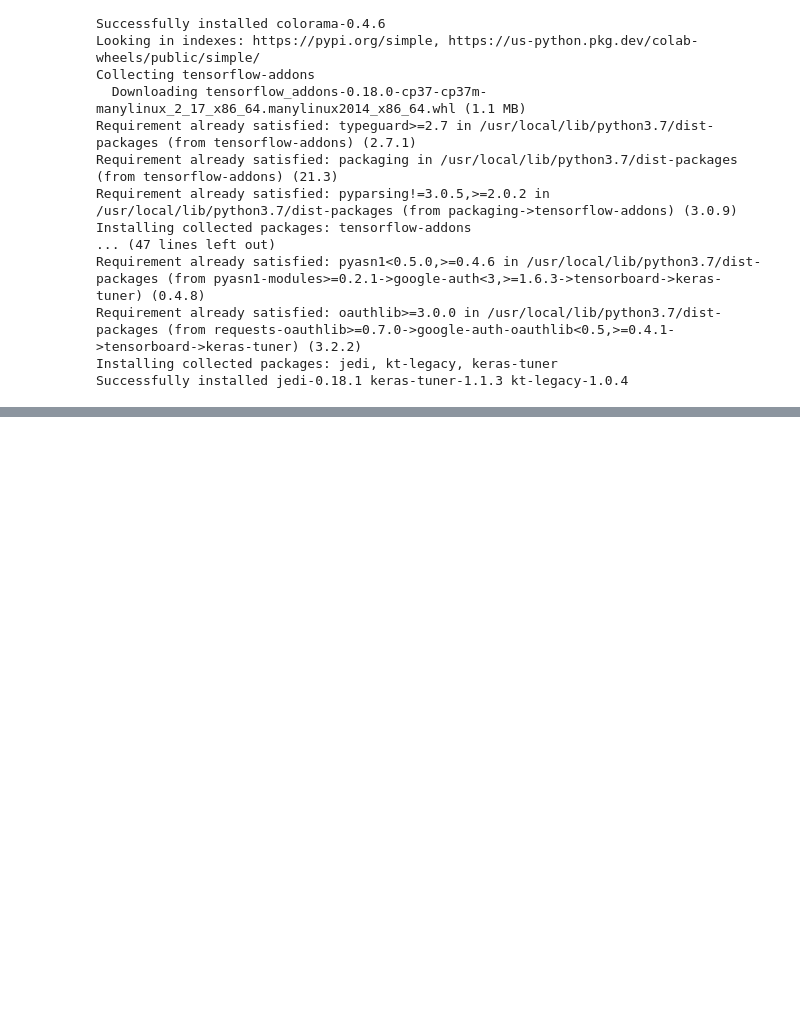
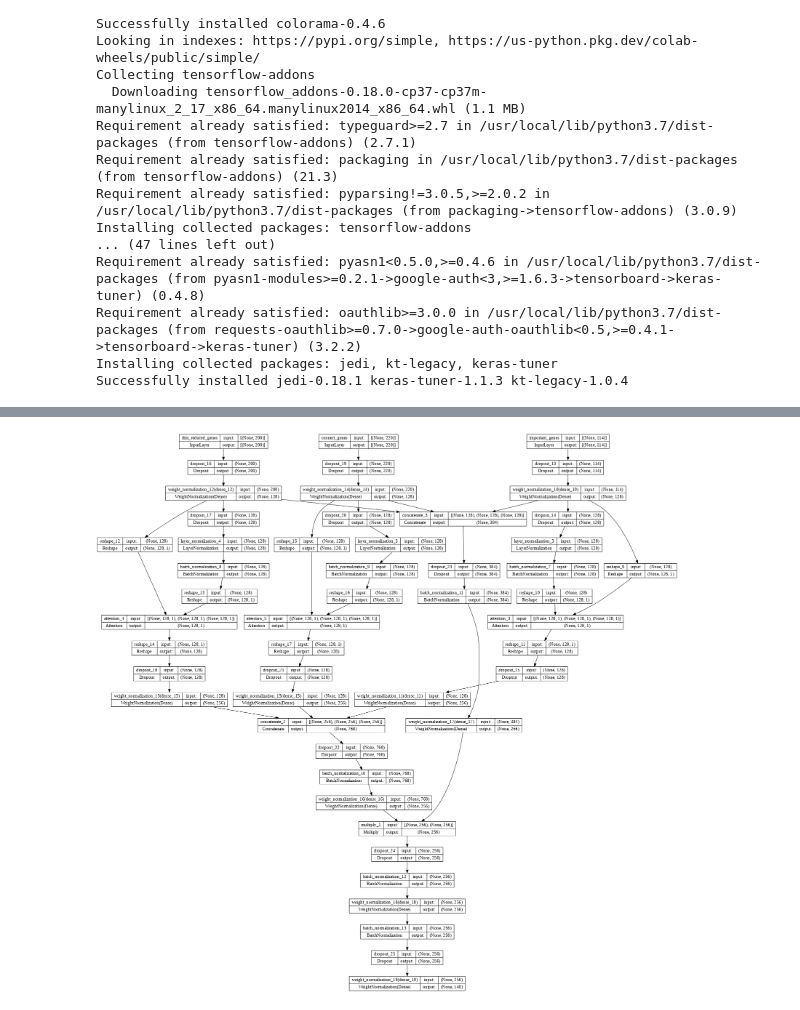
Before and after one commit to Barabaika/rna-cite-compit2022, a Jupyter notebook: cite_3_inps_cnn_attention.ipynb, the cells around one changed output, grey strips where cells are left out. Saved outputs shown, nothing was run; the diff lists cells and outputs as text; code cells hidden in the pictures; blank space fills up the shorter version.

```diff
--- a/cite_3_inps_cnn_attention.ipynb
+++ b/cite_3_inps_cnn_attention.ipynb
@@ -256,7 +276,7 @@ def get_fold(fold_number, X, Y, fold_map):
 # %%
 LR_START = 0.01
 BATCH_SIZE = 256
-def my_model(hp, n_inputs_imp_genes = 108, n_inputs_dim_red = 128, n_inputs_connect = 210):
+def my_model(hp, n_inputs_imp_genes = 114, n_inputs_dim_red = 200, n_inputs_connect = 220):
     """Sequential neural network
 
     Returns a compiled instance of tensorflow.keras.models.Model.
@@ -277,7 +297,7 @@ def my_model(hp, n_inputs_imp_genes = 108, n_inputs_dim_red = 128, n_inputs_conn
     # x = Concatenate()([important_genes_input, dim_reduced_genes_input, connect_genes_input])
 
     # hidden_size = hp.Choice('hidden_size', [2048, 4096], default = 4096)
-    first_dence = hp.Choice('first_dence', [128, 256], default = 128)
+    first_dence = hp.Choice('first_dence', [64, 128, 256, 512], default = 128)
     second_dence =hp.Choice('second_dence', [128, 256, 512, 1024], default = 256)
     third_dence =hp.Choice('third_dence', [128, 256, 512, 1024], default = 256)
     forth_dence =hp.Choice('forth_dence', [128, 256, 512, 1024], default = 256)
@@ -328,30 +348,32 @@ def my_model(hp, n_inputs_imp_genes = 108, n_inputs_dim_red = 128, n_inputs_conn
 
     x = Multiply()([x, x_dot])
 
     x = Dropout(0.1)(x)
     x = BatchNormalization(axis=1)(x)
     x = WeightNormalization(
         Dense(forth_dence, activation = activation),
         data_init=False
     )(x)
 
     x = BatchNormalization(axis=1)(x)
     x = Dropout(0.2)(x)
     x = WeightNormalization(
         Dense(num_targets,
 #               activation = activation_first
              ),
         data_init=False
     )(x)
 
     regressor = Model(
         inputs= [important_genes_input, dim_reduced_genes_input, connect_genes_input],
         outputs = x
     )
     regressor.compile(optimizer=tf.keras.optimizers.Adam(learning_rate=LR_START),
                       metrics=[negative_correlation_loss],
                       loss=negative_correlation_loss
                      )
 
     return regressor
 display(plot_model(my_model(keras_tuner.HyperParameters()), show_layer_names=True, show_shapes=True, dpi=72))
+# %% [output]
+[figure, added]
```
Also changed, not shown: parts of 10 cells of this notebook.
